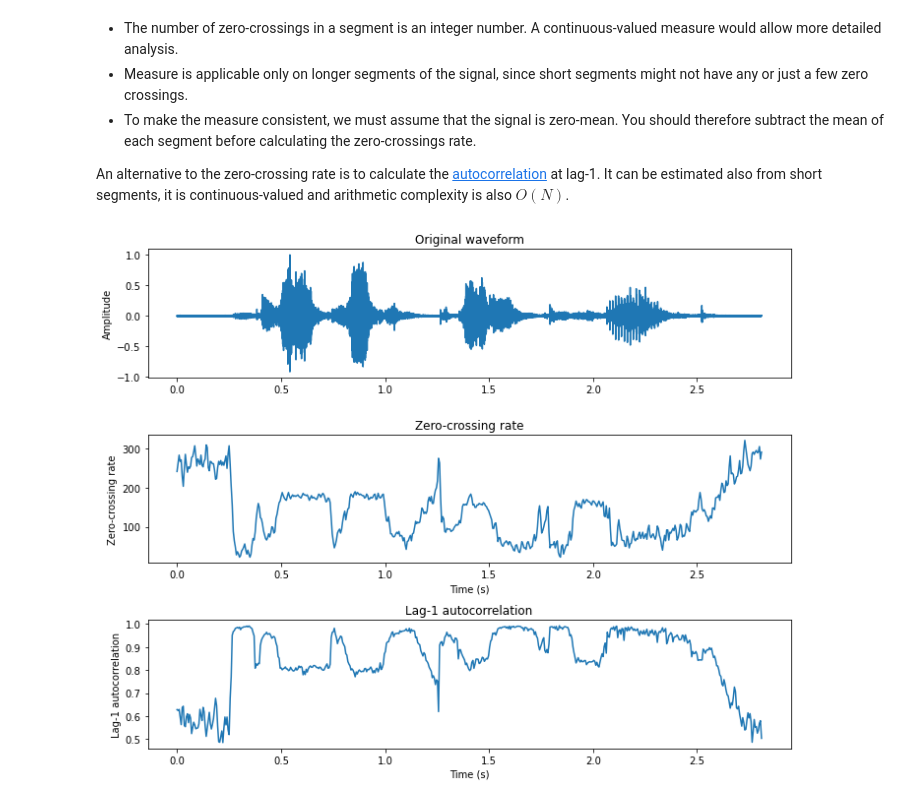
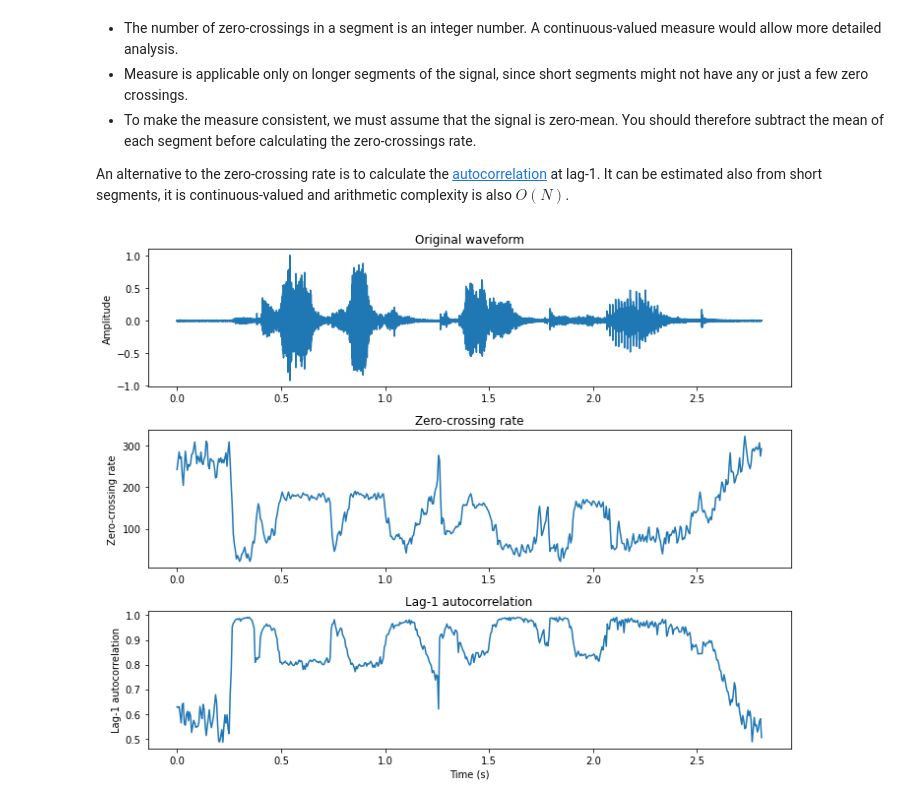
Before and after one commit to Speech-Interaction-Technology-Aalto-U/itsp, a Jupyter notebook: Representations/Zero-crossing_rate.ipynb, the cells around one changed output. Cells and saved outputs as stored; diff of their text form; code cells hidden in the pictures.

```diff
--- a/Representations/Zero-crossing_rate.ipynb
+++ b/Representations/Zero-crossing_rate.ipynb
@@ -63,32 +63,31 @@ for window_ix in range(window_count):
 
 # Count zero crossings in each window
 zcr = np.sum(np.abs(np.diff(np.sign(window_matrix),axis=0)),axis=0)
 
 # Correlation lag-1
 xcorr1 = np.mean(window_matrix[0:-2,:]*window_matrix[1:-1,:],axis=0)/np.mean(window_matrix**2,axis=0)
 
 plt.figure(figsize=[10,8])
 
 t = np.linspace(0,len(data)/fs,len(data))
 plt.subplot(311)
 plt.plot(t,data/np.max(np.abs(data)))
 plt.ylabel('Amplitude')
 plt.title('Original waveform')
 
 t = np.linspace(0,len(data)/fs,window_count)
 plt.subplot(312)
 plt.plot(t,zcr)
-plt.xlabel('Time (s)')
 plt.ylabel('Zero-crossing rate')
 plt.title('Zero-crossing rate')
 
 plt.subplot(313)
 plt.plot(t,xcorr1)
 plt.xlabel('Time (s)')
 plt.ylabel('Lag-1 autocorrelation')
 plt.title('Lag-1 autocorrelation')
 
 plt.tight_layout()
 plt.show()
 # %% [output]
-[figure, old version]
+[figure, new version]
```
Also changed, not shown: 4 other files.
